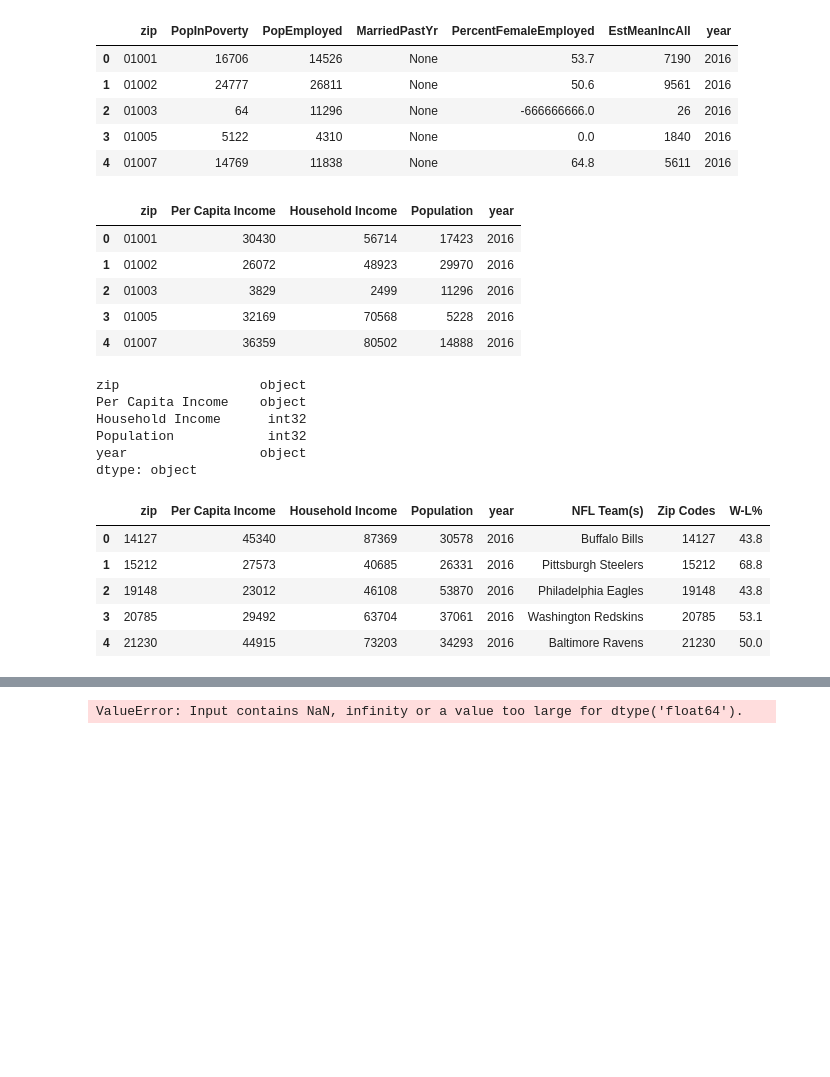
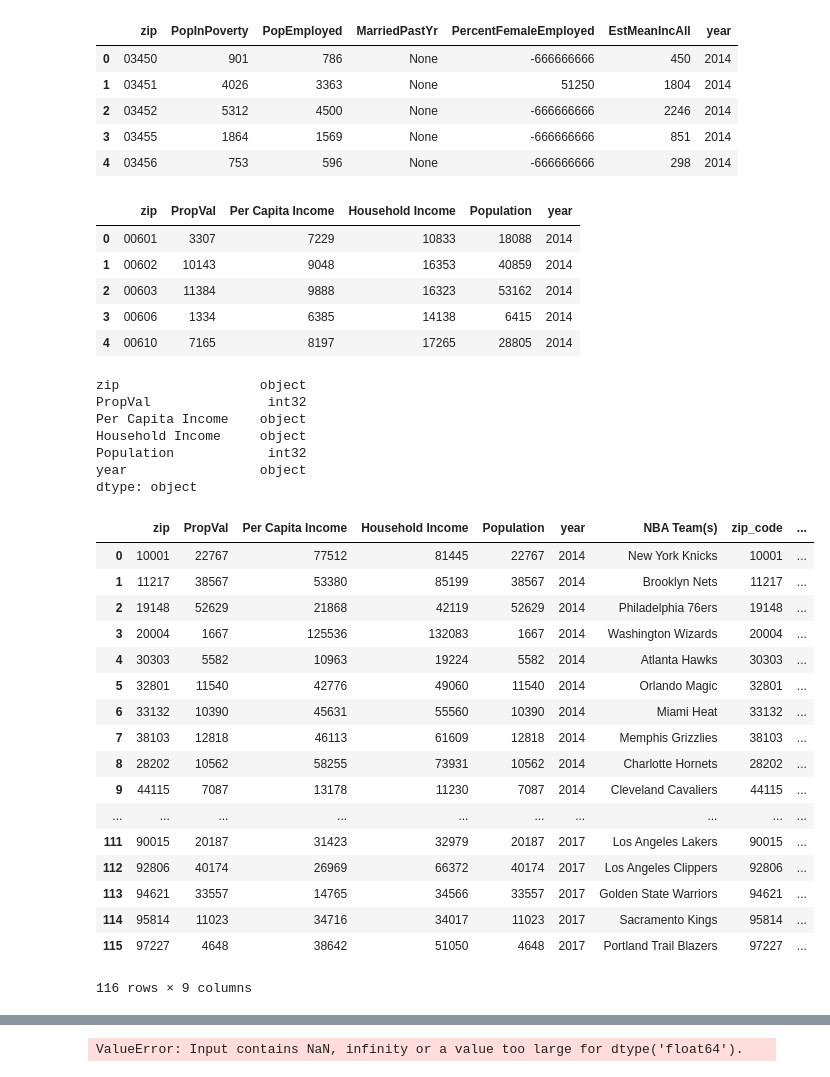
Before and after one commit to Git-hSin/TeamPerformanceCommImpact, a Jupyter notebook: tim_sports/CensusSource1.ipynb, the cells around one changed output, grey strips where cells are left out. Drawn from its saved outputs; the diff is of its cells as text; code cells hidden in the pictures; blank space fills up the shorter version.

```diff
--- a/tim_sports/CensusSource1.ipynb
+++ b/tim_sports/CensusSource1.ipynb
@@ -96,14 +96,14 @@ urlend = '&for=zip%20code%20tabulation%20area:*'
 #, are a single string within the call, notice the reports & reports names are in inverse order
 
 reportsf = 'S1902_C01_001E,S2409_C05_006E,S1251_C01_001E,S2301_C01_001E,S1701_C01_001E'
-reportsd = 'B01003_001E,B19013_001E,B19301_001E'
+reportsd = 'B01003_001E,B19013_001E,B19301_001E,B25075_001E'
 reportnames = ['PopInPoverty','PopEmployed','MarriedPastYr','PercentFemaleEmployed','EstMeanIncAll']
-reportnamesd = ['Per Capita Income','Household Income','Population']
+reportnamesd = ['PropVal', 'Per Capita Income','Household Income','Population']
 
 
 
 # The looped variable in the calls are the years
-years = ['2016', '2017']
+years = ['2014', '2015', '2016', '2017']
 
 # Intialize empty lists to store call urls and json requests of reports by running a for loop appending each url in a string.
 
@@ -132,27 +132,27 @@ for i, year in enumerate(years):
 
 df_full2 = pd.DataFrame()
 for i, year in enumerate(years):
-    df_two = pd.DataFrame([[g[4], g[3], g[2], g[1]] for g in reports2[i][1:]], columns = ['zip'] + reportnamesd)
+    df_two = pd.DataFrame([[g[5], g[4], g[3], g[2], g[1]] for g in reports2[i][1:]], columns = ['zip'] + reportnamesd)
     df_two['year'] = years[i]
     df_full2 = df_full2.append(df_two, ignore_index=True).reset_index(drop=True)
 # %%
 df_full1.head()
 # %% [output]
 |  | zip | PopInPoverty | PopEmployed | MarriedPastYr | PercentFemaleEmployed | EstMeanIncAll | year |
-| 0 | 01001 | 16706 | 14526 | None | 53.7 | 7190 | 2016 |
-| 1 | 01002 | 24777 | 26811 | None | 50.6 | 9561 | 2016 |
-| 2 | 01003 | 64 | 11296 | None | -666666666.0 | 26 | 2016 |
-| 3 | 01005 | 5122 | 4310 | None | 0.0 | 1840 | 2016 |
-| 4 | 01007 | 14769 | 11838 | None | 64.8 | 5611 | 2016 |
+| 0 | 03450 | 901 | 786 | None | -666666666 | 450 | 2014 |
+| 1 | 03451 | 4026 | 3363 | None | 51250 | 1804 | 2014 |
+| 2 | 03452 | 5312 | 4500 | None | -666666666 | 2246 | 2014 |
+| 3 | 03455 | 1864 | 1569 | None | -666666666 | 851 | 2014 |
+| 4 | 03456 | 753 | 596 | None | -666666666 | 298 | 2014 |
 # %%
 df_full2.head()
 # %% [output]
-|  | zip | Per Capita Income | Household Income | Population | year |
-| 0 | 01001 | 30430 | 56714 | 17423 | 2016 |
-| 1 | 01002 | 26072 | 48923 | 29970 | 2016 |
-| 2 | 01003 | 3829 | 2499 | 11296 | 2016 |
-| 3 | 01005 | 32169 | 70568 | 5228 | 2016 |
-| 4 | 01007 | 36359 | 80502 | 14888 | 2016 |
+|  | zip | PropVal | Per Capita Income | Household Income | Population | year |
+| 0 | 00601 | 3307 | 7229 | 10833 | 18088 | 2014 |
+| 1 | 00602 | 10143 | 9048 | 16353 | 40859 | 2014 |
+| 2 | 00603 | 11384 | 9888 | 16323 | 53162 | 2014 |
+| 3 | 00606 | 1334 | 6385 | 14138 | 6415 | 2014 |
+| 4 | 00610 | 7165 | 8197 | 17265 | 28805 | 2014 |
 # %%
 df_full1.EstMeanIncAll = df_full1.EstMeanIncAll.astype(int)
 # %%
@@ -168,14 +168,16 @@ df_full1['PercentFemaleEmployed'] = df_full1['PercentFemaleEmployed'].astype(flo
 
 df_full2['zip'] = df_full2['zip'].astype('str')
 df_full2['Per Capita Income'] = df_full2['Per Capita Income'].astype('str')
-df_full2['Household Income'] = df_full2['Household Income'].astype('int')
+df_full2['Household Income'] = df_full2['Household Income'].astype('str')
 df_full2['Population'] = df_full2['Population'].astype('int')
+df_full2['PropVal'] = df_full2['Population'].astype('int')
 # %%
 df_full2.dtypes
 # %% [output]
 zip                  object
+PropVal               int32
 Per Capita Income    object
-Household Income      int32
+Household Income     object
 Population            int32
 year                 object
 dtype: object
@@ -228,21 +230,33 @@ NBACensusDF1= pd.merge(df_full2, NBA_Sliced, left_on = ['year','zip'], right_on
 #NFLCensusDF = NFLCensusDF.dropna()
 #NFLCensusDF = NFLCensusDF.reset_index(drop=True).head()
 
-NBACensusDF = NBACensusDF.dropna()
-NBACensusDF = NBACensusDF.reset_index(drop=True).head()
-NBACensusDF1 = NBACensusDF1.dropna()
-NBACensusDF1 = NBACensusDF1.reset_index(drop=True).head()
+#NBACensusDF = NBACensusDF.dropna()
+#NBACensusDF = NBACensusDF.reset_index(drop=True).head()
+#NBACensusDF1 = NBACensusDF1.dropna()
+#NBACensusDF1 = NBACensusDF1.reset_index(drop=True).head()
 # %%
 # As seen, each zip & year has a performance metric to be compared against the other census metric expressions.
 
-NFLCensusDF1.head()
+NBACensusDF1
 # %% [output]
-|  | zip | Per Capita Income | Household Income | Population | year | NFL Team(s) | Zip Codes | W-L% |
-| 0 | 14127 | 45340 | 87369 | 30578 | 2016 | Buffalo Bills | 14127 | 43.8 |
-| 1 | 15212 | 27573 | 40685 | 26331 | 2016 | Pittsburgh Steelers | 15212 | 68.8 |
-| 2 | 19148 | 23012 | 46108 | 53870 | 2016 | Philadelphia Eagles | 19148 | 43.8 |
-| 3 | 20785 | 29492 | 63704 | 37061 | 2016 | Washington Redskins | 20785 | 53.1 |
-| 4 | 21230 | 44915 | 73203 | 34293 | 2016 | Baltimore Ravens | 21230 | 50.0 |
+|  | zip | PropVal | Per Capita Income | Household Income | Population | year | NBA Team(s) | zip_code | ... |
+| 0 | 10001 | 22767 | 77512 | 81445 | 22767 | 2014 | New York Knicks | 10001 | ... |
+| 1 | 11217 | 38567 | 53380 | 85199 | 38567 | 2014 | Brooklyn Nets | 11217 | ... |
+| 2 | 19148 | 52629 | 21868 | 42119 | 52629 | 2014 | Philadelphia 76ers | 19148 | ... |
+| 3 | 20004 | 1667 | 125536 | 132083 | 1667 | 2014 | Washington Wizards | 20004 | ... |
+| 4 | 30303 | 5582 | 10963 | 19224 | 5582 | 2014 | Atlanta Hawks | 30303 | ... |
+| 5 | 32801 | 11540 | 42776 | 49060 | 11540 | 2014 | Orlando Magic | 32801 | ... |
+| 6 | 33132 | 10390 | 45631 | 55560 | 10390 | 2014 | Miami Heat | 33132 | ... |
+| 7 | 38103 | 12818 | 46113 | 61609 | 12818 | 2014 | Memphis Grizzlies | 38103 | ... |
+| 8 | 28202 | 10562 | 58255 | 73931 | 10562 | 2014 | Charlotte Hornets | 28202 | ... |
+| 9 | 44115 | 7087 | 13178 | 11230 | 7087 | 2014 | Cleveland Cavaliers | 44115 | ... |
+| ... | ... | ... | ... | ... | ... | ... | ... | ... | ... |
+| 111 | 90015 | 20187 | 31423 | 32979 | 20187 | 2017 | Los Angeles Lakers | 90015 | ... |
+| 112 | 92806 | 40174 | 26969 | 66372 | 40174 | 2017 | Los Angeles Clippers | 92806 | ... |
+| 113 | 94621 | 33557 | 14765 | 34566 | 33557 | 2017 | Golden State Warriors | 94621 | ... |
+| 114 | 95814 | 11023 | 34716 | 34017 | 11023 | 2017 | Sacramento Kings | 95814 | ... |
+| 115 | 97227 | 4648 | 38642 | 51050 | 4648 | 2017 | Portland Trail Blazers | 97227 | ... |
+116 rows × 9 columns
 # %%
 #sns.regplot(x="PercentFemaleEmployed", y="W-L%", data=NBACensusDF)
 #sns.regplot(x="PopInPoverty", y="W-L%", data=NBACensusDF)
```
Also changed, not shown: parts of 1 cell of this notebook.
